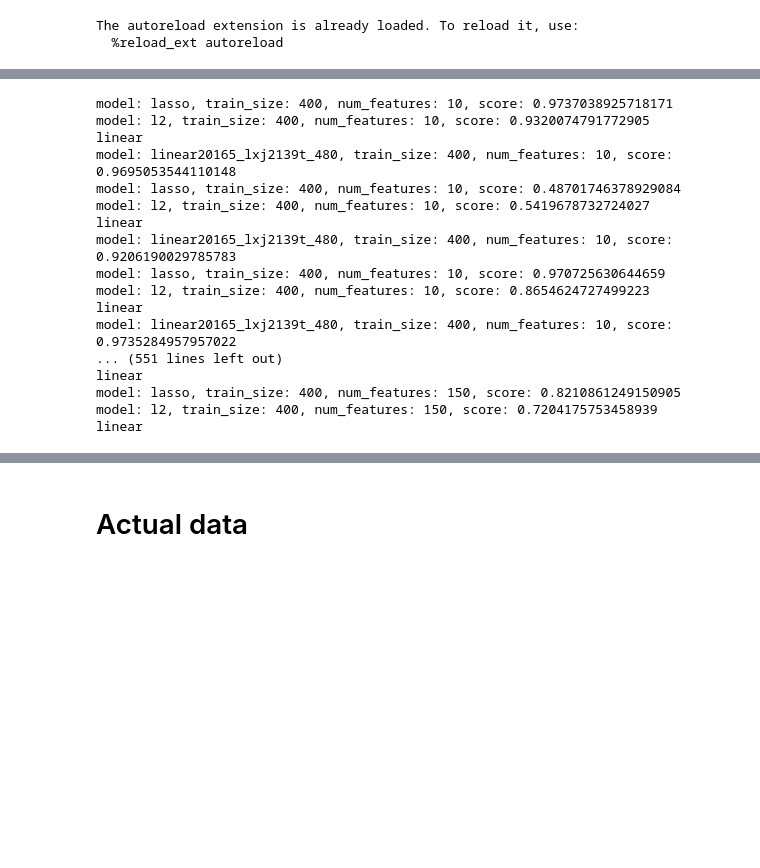
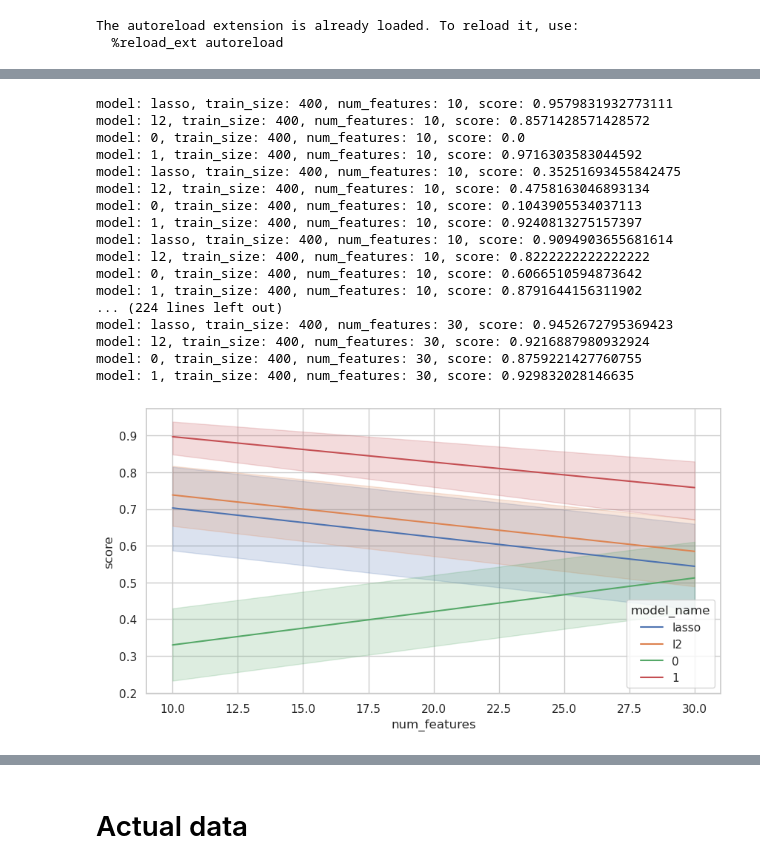
Before and after one commit to LeoGrin/TabPFN, a Jupyter notebook: tabpfn/try_high_dim.ipynb, the cells around one changed output, grey strips where cells are left out. Saved outputs shown, nothing was run; the diff lists cells and outputs as text; code cells hidden in the pictures; blank space fills up the shorter version.

```diff
--- a/tabpfn/try_high_dim.ipynb
+++ b/tabpfn/try_high_dim.ipynb
@@ -386,0 +495,4 @@ def predict(model_pytorch, X_train, X_test, y_train, y_test):
+# %%
+tabpfn_original.fit(X_train, y_train)
+y_pred = tabpfn_original.predict(X_test)
+print(balanced_accuracy_score(y_test, y_pred))
@@ -386,0 +501,6 @@ def predict(model_pytorch, X_train, X_test, y_train, y_test):
+# %%
+model = TabPFNClassifier(device=device, no_preprocess_mode=True, N_ensemble_configurations=1)
+#model = GradientBoostingClassifier()
+config = model.c
+model_pytorch = load_model_no_train("tabpfn/model_checkpoints", f"model_{checkpoint}.pt", 0, config, 0)[0]
+model.model = model_pytorch
@@ -388,7 +535,7 @@ def predict(model_pytorch, X_train, X_test, y_train, y_test):
 #train_sizes = [10, 100, 600]
 import pandas as pd
 train_sizes = [400]
-num_features_list = [10, 50, 70, 100, 150]
+num_features_list = [10, 30]#, 70, 100]#, 150]
 n_batch = 30
 #scores = np.zeros((len(train_sizes), len(num_features_list), len(model_names), n_batch))
 # create a pandas dataframe
@@ -408,33 +555,33 @@ for i, train_size in enumerate(train_sizes):
                 if np.unique(y_train).shape[0] == 1 or np.unique(y_test).shape[0] == 1:
                     scores = pd.concat([scores, pd.DataFrame([[train_size, num_features, model_name, k, np.nan]], columns=scores.columns)])
                     continue
-                if "linear" in model_name:
-                    print("linear")
-                    y_pred = predict(model, X_train, X_test, y_train, y_test)
-                    if y_pred is None:
-                        scores = pd.concat([scores, pd.DataFrame([[train_size, num_features, model_name, k, np.nan]], columns=scores.columns)])
-                        continue
-                else:
-                    model.fit(X_train, y_train)
-                    y_pred = model.predict(X_test)
+                # if model_name == "1":
+                #     print("predict")
+                #     y_pred = predict(model, X_train, X_test, y_train, y_test, preprocess=False)
+                #     if y_pred is None:
+                #         scores = pd.concat([scores, pd.DataFrame([[train_size, num_features, model_name, k, np.nan]], columns=scores.columns)])
+                #         continue
+               # else:
+                model.fit(X_train, y_train)
+                y_pred = model.predict(X_test)
                 score = balanced_accuracy_score(y_test, y_pred, adjusted=True)
                 scores = pd.concat([scores, pd.DataFrame([[train_size, num_features, model_name, k, score]], columns=scores.columns)])
                 print(f"model: {model_name}, train_size: {train_size}, num_features: {num_features}, score: {score}")
 # %% [output]
-model: lasso, train_size: 400, num_features: 10, score: 0.9737038925718171
-model: l2, train_size: 400, num_features: 10, score: 0.9320074791772905
-linear
-model: linear20165_lxj2139t_480, train_size: 400, num_features: 10, score: 0.9695053544110148
-model: lasso, train_size: 400, num_features: 10, score: 0.48701746378929084
-model: l2, train_size: 400, num_features: 10, score: 0.5419678732724027
-linear
-model: linear20165_lxj2139t_480, train_size: 400, num_features: 10, score: 0.9206190029785783
-model: lasso, train_size: 400, num_features: 10, score: 0.970725630644659
-model: l2, train_size: 400, num_features: 10, score: 0.8654624727499223
-linear
-model: linear20165_lxj2139t_480, train_size: 400, num_features: 10, score: 0.9735284957957022
-... (551 lines left out)
-linear
-model: lasso, train_size: 400, num_features: 150, score: 0.8210861249150905
-model: l2, train_size: 400, num_features: 150, score: 0.7204175753458939
-linear
+model: lasso, train_size: 400, num_features: 10, score: 0.9579831932773111
+model: l2, train_size: 400, num_features: 10, score: 0.8571428571428572
+model: 0, train_size: 400, num_features: 10, score: 0.0
+model: 1, train_size: 400, num_features: 10, score: 0.9716303583044592
+model: lasso, train_size: 400, num_features: 10, score: 0.35251693455842475
+model: l2, train_size: 400, num_features: 10, score: 0.4758163046893134
+model: 0, train_size: 400, num_features: 10, score: 0.1043905534037113
+model: 1, train_size: 400, num_features: 10, score: 0.9240813275157397
+model: lasso, train_size: 400, num_features: 10, score: 0.9094903655681614
+model: l2, train_size: 400, num_features: 10, score: 0.8222222222222222
+model: 0, train_size: 400, num_features: 10, score: 0.6066510594873642
+model: 1, train_size: 400, num_features: 10, score: 0.8791644156311902
+... (224 lines left out)
+model: lasso, train_size: 400, num_features: 30, score: 0.9452672795369423
+model: l2, train_size: 400, num_features: 30, score: 0.9216887980932924
+model: 0, train_size: 400, num_features: 30, score: 0.8759221427760755
+model: 1, train_size: 400, num_features: 30, score: 0.929832028146635
@@ -449,0 +588,11 @@ linear
+# %%
+import seaborn as sns
+import matplotlib.pyplot as plt
+
+sns.set_theme(style="whitegrid")
+
+# one line per model
+plt.figure(figsize=(10, 5))
+ax = sns.lineplot(x="num_features", y="score", hue="model_name", data=scores.reset_index())
+# %% [output]
+[figure, added]
```
Also changed, not shown: parts of 33 cells of this notebook, 12 other files.
